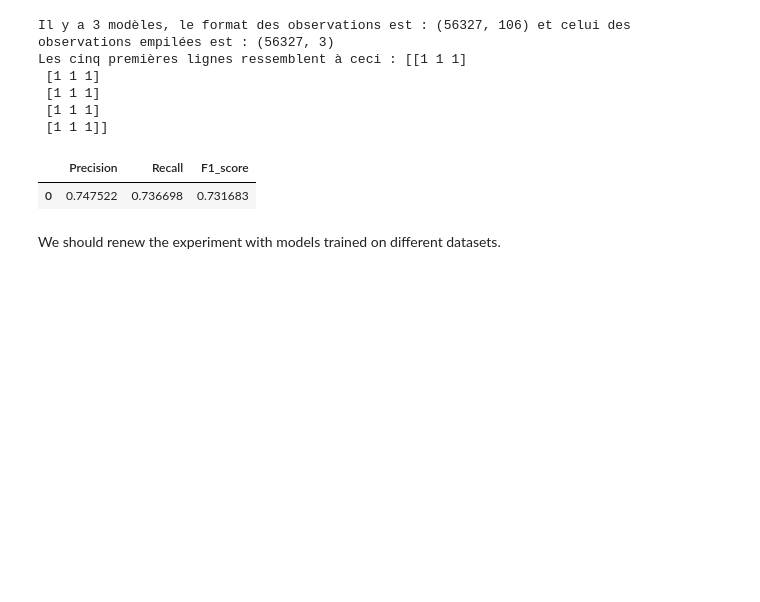
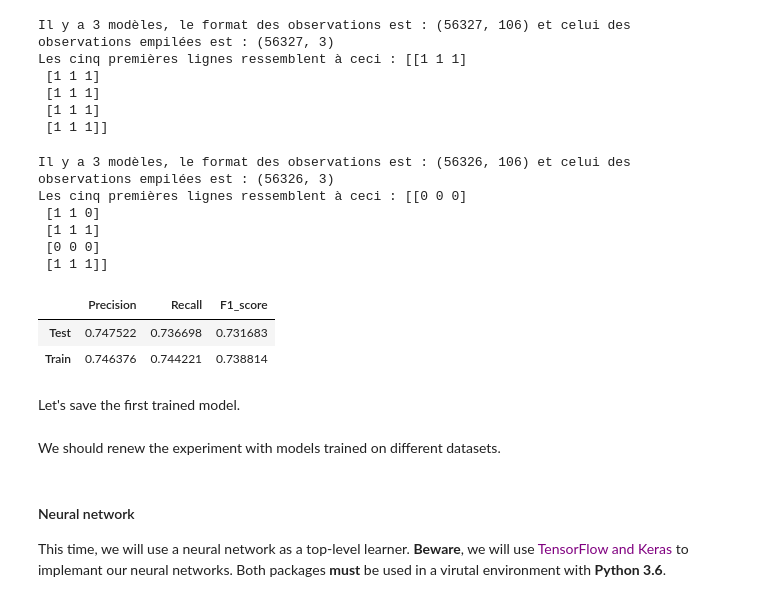
Before and after one commit to MerlinEgalite/kickstarter-analysis, a Jupyter notebook: stacking.ipynb, the cells around one changed output. Drawn from its saved outputs; the diff is of its cells as text; code cells hidden in the pictures; blank space fills up the shorter version.

```diff
--- a/stacking.ipynb
+++ b/stacking.ipynb
@@ -416,26 +450,36 @@ def stacked_dataset(models, inputX):
     return stackX
 # %%
-def trainStack(first_models, final_model, X_train, y_train):
+def trainStack(first_models, final_model, X_train, y_train, is_MLP = False, epochs = 300, scaler = None, fit_scaler = False):
     """
-    Input : list of learners, learner, np.array, np.array
+    Input : list of learners, learner, np.array, np.array, bool, int, sklearn object, bool
     Output : learner
-    The function takes the level 0 trained learners, the level 1 learner to train, the training observations and the
-    training labels. It returns the level 1 trained model.
+    The function takes the level 0 trained learners, the level 1 learner to train, the training observations, the
+    training labels, the boolean telling whether or not the top-level classifier is a Multi-Layer Perceptron and the integer
+    corresponding to the number of training epochs if we have an MLP. The two last arguments are a respectively a
+    standard scaler in case we need to scale our data and a boolean telling whether or not it has to be trained.
+    It returns the level 1 trained model.
     """
+    X_stacked = stacked_dataset(first_models, X_train, scaler = scaler, fit_scaler = fit_scaler)
 
-    X_stacked = stacked_dataset(first_models, X_train)
-    final_model.fit(X_stacked, y_train)
+    if is_MLP:
+        y_train_categ = to_categorical(y_train)
+#         print("Les labels pour l'entrainement ont cette forme : {}".format(y_train_categ[:5]))
+        final_model.fit(X_stacked, y_train_categ, epochs = epochs, verbose = 0)
+    else:
+        final_model.fit(X_stacked, y_train)
 
     return final_model
 # %%
-def predictStack(first_models, final_model, X_test):
+def predictStack(first_models, final_model, X_test, scaler = None):
     """
-    Input : list of learners, learner, array-like
+    Input : list of learners, learner, array-like, sklearn object
     Output : array-like
-    The function takes the first-level trained models, the top-level trained model and the test set and returns
+    The function takes the first-level trained models, the top-level trained model, the test set and eventually a scaler
+    that scales the X_test data with a pretrained scaler (trained on the training data) and returns
     the predictions of the stack on the test set.
     """
-    X_stacked = stacked_dataset(first_models, X_test)
+    X_stacked = stacked_dataset(first_models, X_test, scaler = scaler)
+
     y_predicted = final_model.predict(X_stacked)
     return y_predicted
 # %% [markdown]
@@ -494,10 +538,22 @@ Les cinq premières lignes ressemblent à ceci : [[1 1 1]
 from sklearn.metrics import precision_recall_fscore_support
 # %%
 # Displaying the results
+y_train_pred = predictStack([logreg1, rf1, xgb1], stack1, X_train)
+
 stack1_test_precision, stack1_test_recall, stack1_test_f1score, stack1_test_support = precision_recall_fscore_support(y_test, y_predicted, average='weighted')
-stack1_results = {'Precision':[stack1_test_precision], 'Recall':[stack1_test_recall], 'F1_score': [stack1_test_f1score]}
-stack1_results = pd.DataFrame(stack1_results)
+stack1_train_precision, stack1_train_recall, stack1_train_f1score, stack1_train_support = precision_recall_fscore_support(y_train, y_train_pred, average='weighted')
+stack1_results = {'Precision':[stack1_test_precision, stack1_train_precision], 'Recall':[stack1_test_recall, stack1_train_recall], 'F1_score': [stack1_test_f1score, stack1_train_f1score]}
+stack1_results = pd.DataFrame(stack1_results, index=['Test','Train'])
 stack1_results
 # %% [output]
+Il y a 3 modèles, le format des observations est : (56326, 106) et celui des observations empilées est : (56326, 3)
+Les cinq premières lignes ressemblent à ceci : [[0 0 0]
+ [1 1 0]
+ [1 1 1]
+ [0 0 0]
+ [1 1 1]]
 |  | Precision | Recall | F1_score |
-| 0 | 0.747522 | 0.736698 | 0.731683 |
+| Test | 0.747522 | 0.736698 | 0.731683 |
+| Train | 0.746376 | 0.744221 | 0.738814 |
+# %% [markdown]
+Let's save the first trained model.
@@ -504,2 +564,5 @@ stack1_results
 # %% [markdown]
 We should renew the experiment with models trained on different datasets.
+# %% [markdown]
+#### Neural network
+This time, we will use a neural network as a top-level learner. **Beware**, we will use <font color = purple>TensorFlow and Keras</font> to implemant our neural networks. Both packages **must** be used in a virutal environment with **Python 3.6**.
```
Also changed, not shown: parts of 106 cells of this notebook.
